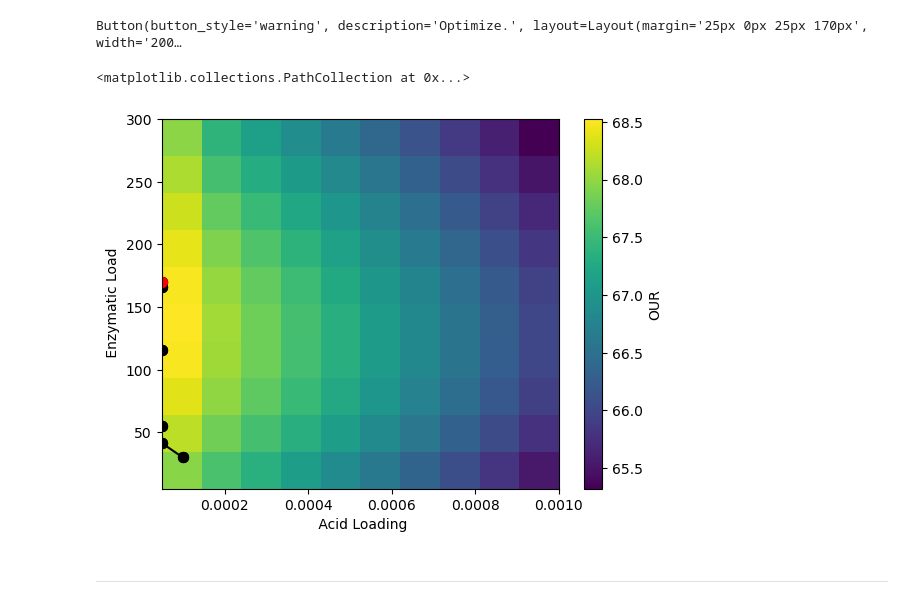
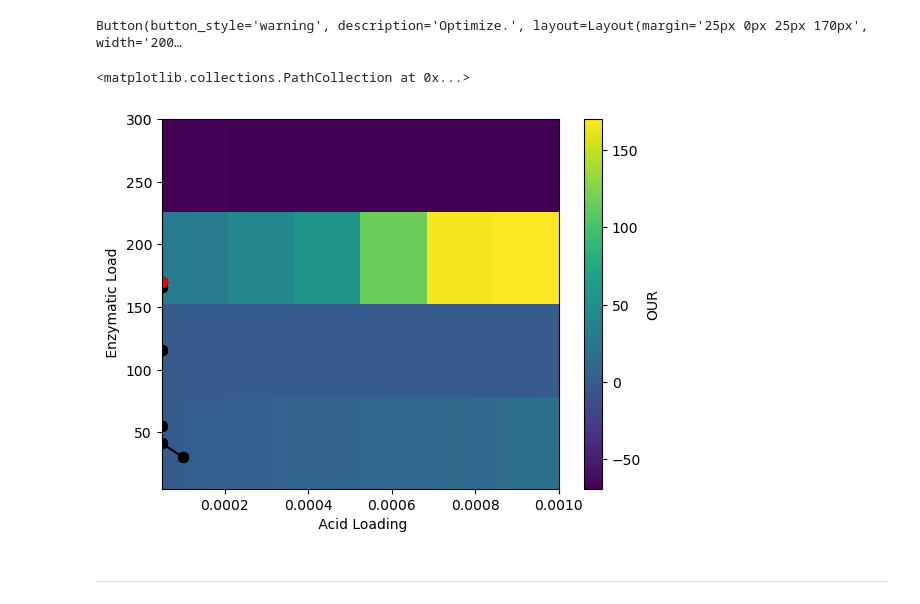
Before and after one commit to NREL/VirtualEngineering, a Jupyter notebook: applications/Bioconversion/optimization_notebook.ipynb, the cells around one changed output. Drawn from its saved outputs; the diff is of its cells as text; code cells hidden in the pictures.

```diff
--- a/applications/Bioconversion/optimization_notebook.ipynb
+++ b/applications/Bioconversion/optimization_notebook.ipynb
@@ -172,17 +172,17 @@ opt_button.on_click(opt_button_action)
 Button(button_style='warning', description='Optimize.', layout=Layout(margin='25px 0px 25px 170px', width='200…
 # %%
 opt_results = np.loadtxt('optimization_results.csv', delimiter=',', skiprows=1)
-shw = plt.imshow(OUR.T, extent=extent, aspect='auto', origin='lower')
+shw = plt.imshow(opt_results.T, extent=extent, aspect='auto', origin='lower')
 bar = plt.colorbar(shw)
 bar.set_label('OUR')
 plt.xlabel(firstline[1])
 plt.ylabel(firstline[2])
 plt.scatter(opt_results[:, 1], opt_results[:, 2], s=50, c='k', marker='o')
 plt.plot(opt_results[:, 1], opt_results[:, 2], color='k')
 plt.scatter(opt_results[-1, 1], opt_results[-1, 2], s=50, c='r', marker='o')
 # %% [output]
 <matplotlib.collections.PathCollection at 0x...>
-[figure, old version]
+[figure, new version]
 # %% [markdown]
 ---
 # %%
```
Also changed, not shown: 2 other files.
